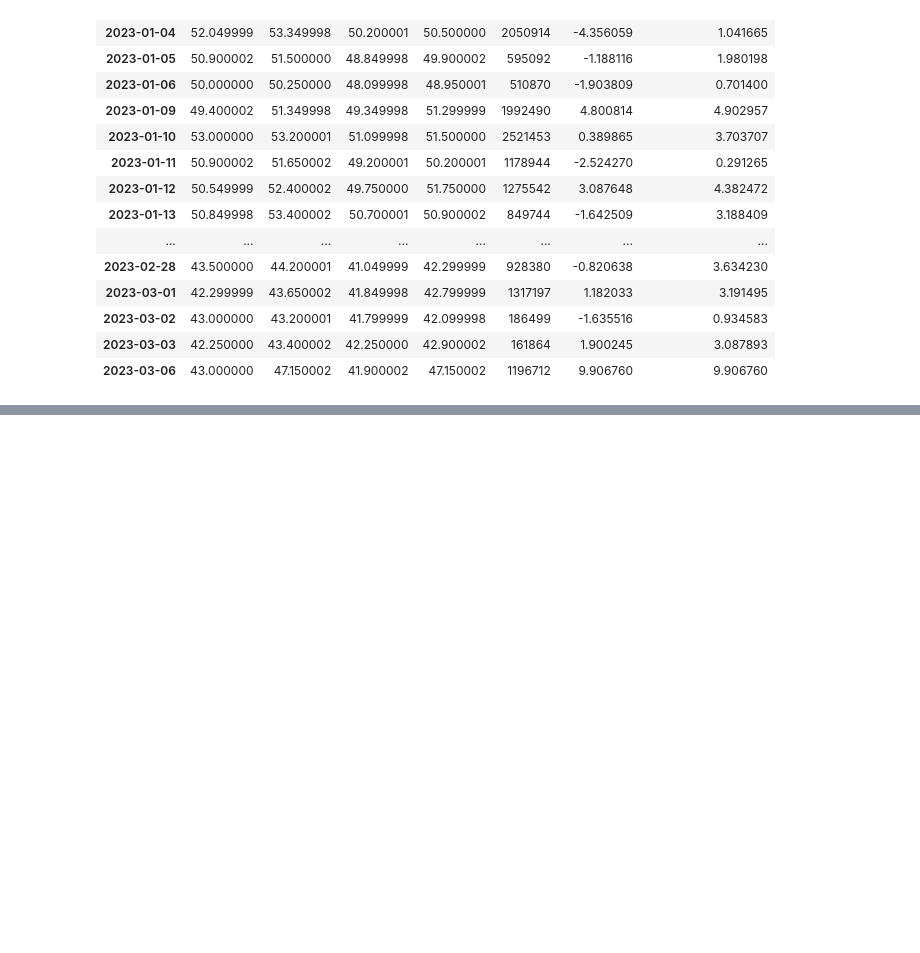
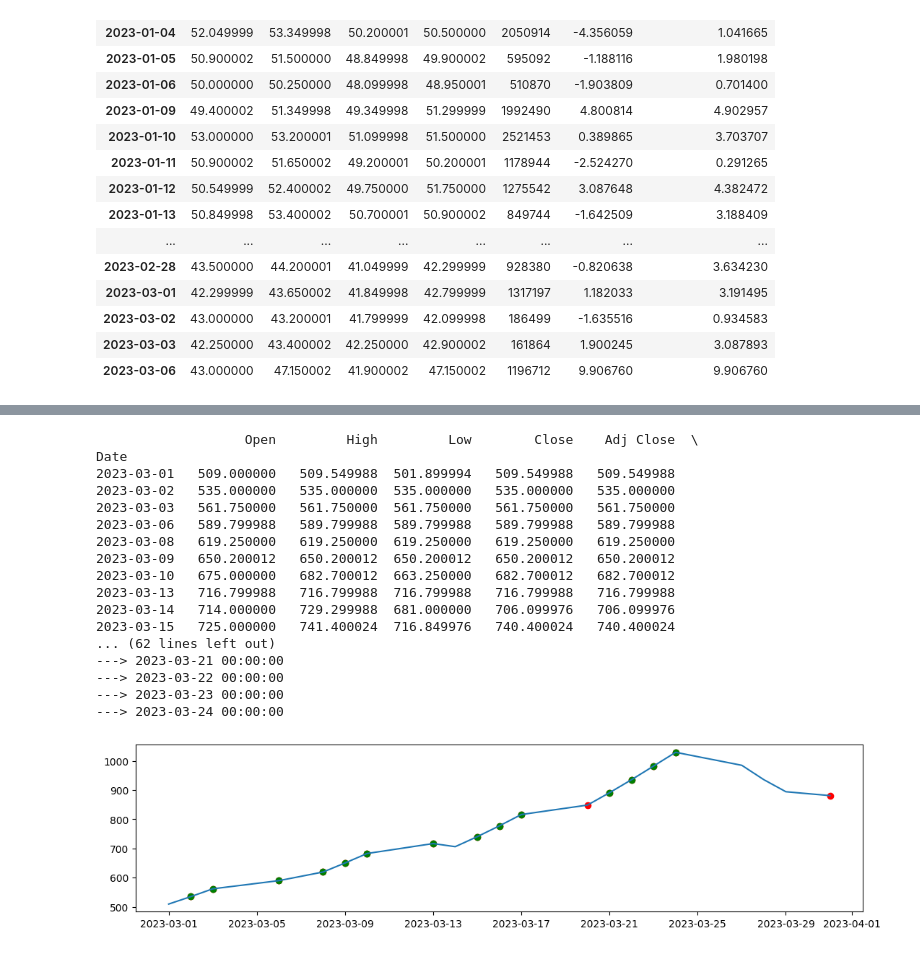
Before and after one commit to shreya139/Circuits-in-Stocks, a Jupyter notebook: Circuit_algo.ipynb, the cells around one changed output, grey strips where cells are left out. Cells and saved outputs as stored; diff of their text form; code cells hidden in the pictures; blank space fills up the shorter version.

```diff
--- a/Circuit_algo.ipynb
+++ b/Circuit_algo.ipynb
@@ -129,0 +178,62 @@ See the caveats in the documentation: https://pandas.pydata.org/pandas-docs/stab
+# %%
+import datetime
+def circuit_checker(dates):
+  c_data = pdr.get_data_yahoo('ADANIGREEN.NS', start=dates, end = dates + datetime.timedelta(days=1),interval='15m')
+  c_data = c_data.assign(circuit=c_data.apply(circuit_status, axis=1))
+  if c_data.circuit.sum():
+    return 1
+  else:
+    return 0
+# %%
+def find_circuits(data):
+  # adding a column which show the maximum change of price in that day.
+  a=np.zeros((len(data),1))
+  a[0] = ((data['High'][0] - data['Open'][0] )/(data['Close'][0]))*100
+  for i in range(1,len(data)):
+    a[i] = ((data['High'][i] - data['Close'][i-1] )/(data['Close'][i-1]))*100
+  data['high_preclose%'] = a
+  # print(data)
+
+  # adding a column to set which show if circuit is there or not
+  data['possible_circuit'] = np.where(data['high_preclose%'] >= 4.5, 1, 0)
+  # for date in data.query('possible_circuit == 1').index:
+  for i in range(len(data)):
+    if data['possible_circuit'][i] == 1:
+      a[i] = circuit_checker(data.index[i])
+    else:
+      a[i] = 0
+  data['circuit'] = a
+
+  # printing Dates when the circuit has happened
+  print('Dates on which there is circuits')
+  for date in data.query('circuit == 1').index:
+    print('--->',date)
+
+  plt.figure(figsize=(13,3))
+  plt.plot(data['Close'])
+  plt.scatter(data.query('possible_circuit == 1').index, data.query('possible_circuit == 1')['Close'], color='Red')
+  plt.scatter(data.query('circuit == 1').index, data.query('circuit == 1')['Close'], color='Green')
+  plt.show()
+
+  return data
+# %%
+data = find_circuits(Min_data)
+# %% [output]
+                   Open         High         Low        Close    Adj Close  \
+Date
+2023-03-01   509.000000   509.549988  501.899994   509.549988   509.549988
+2023-03-02   535.000000   535.000000  535.000000   535.000000   535.000000
+2023-03-03   561.750000   561.750000  561.750000   561.750000   561.750000
+2023-03-06   589.799988   589.799988  589.799988   589.799988   589.799988
+2023-03-08   619.250000   619.250000  619.250000   619.250000   619.250000
+2023-03-09   650.200012   650.200012  650.200012   650.200012   650.200012
+2023-03-10   675.000000   682.700012  663.250000   682.700012   682.700012
+2023-03-13   716.799988   716.799988  716.799988   716.799988   716.799988
+2023-03-14   714.000000   729.299988  681.000000   706.099976   706.099976
+2023-03-15   725.000000   741.400024  716.849976   740.400024   740.400024
+... (62 lines left out)
+---> 2023-03-21 00:00:00
+---> 2023-03-22 00:00:00
+---> 2023-03-23 00:00:00
+---> 2023-03-24 00:00:00
+[figure, added]
```
Also changed, not shown: parts of 8 cells of this notebook.
